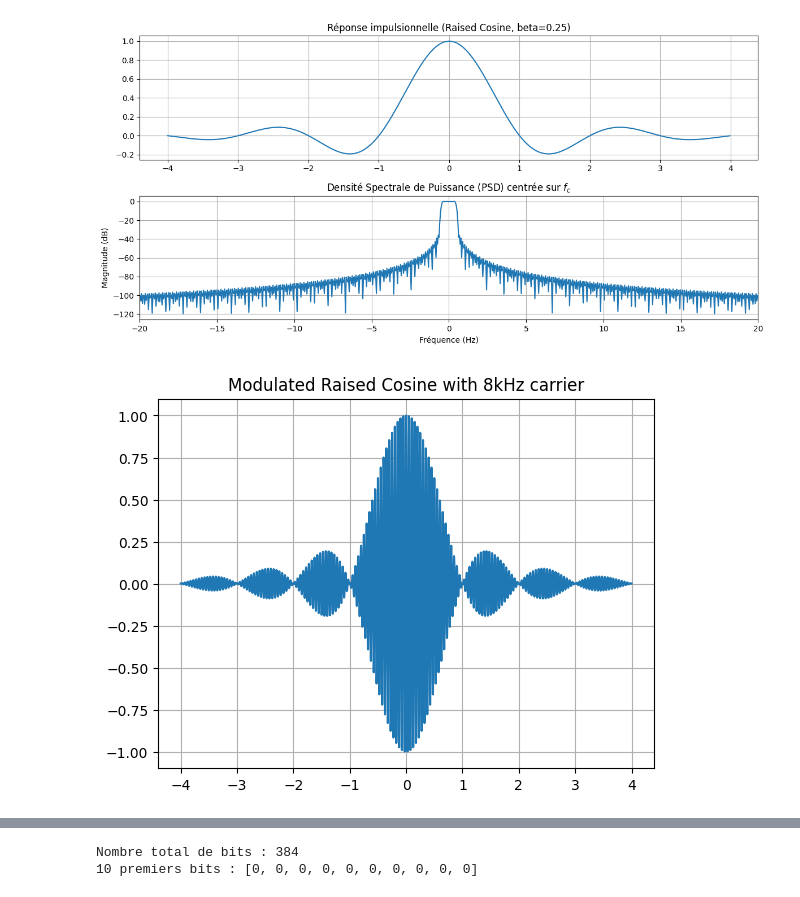
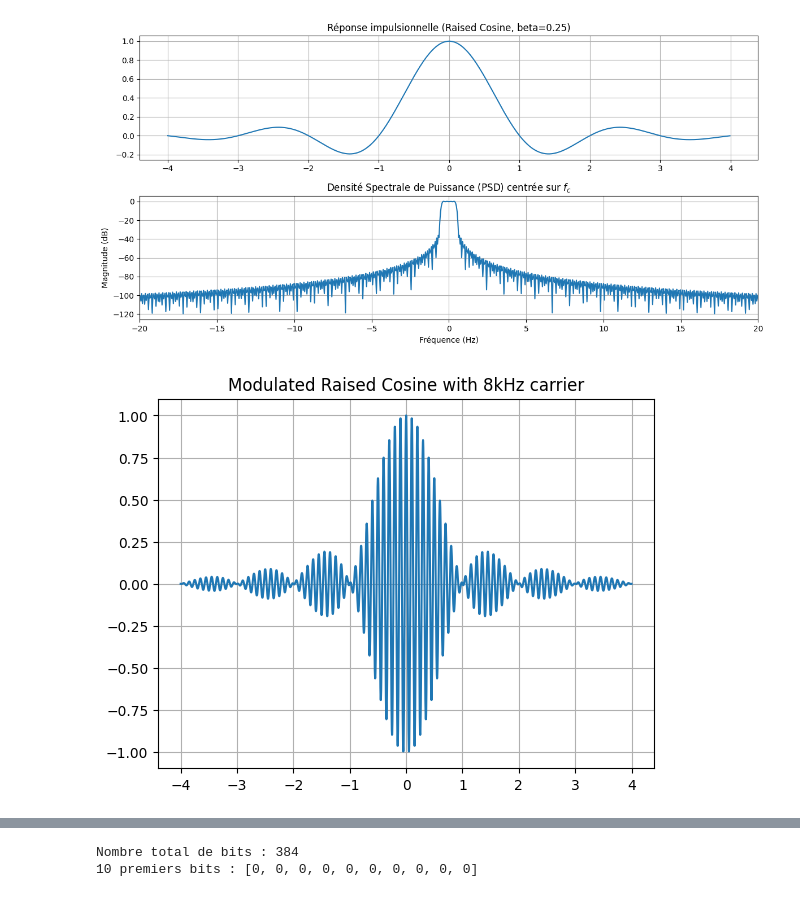
Before and after one commit to zomboky/space-telecommunications, a Jupyter notebook: versiont1.ipynb, the cells around one changed output, grey strips where cells are left out. Drawn from its saved outputs; the diff is of its cells as text; code cells hidden in the pictures.

```diff
--- a/versiont1.ipynb
+++ b/versiont1.ipynb
@@ -134,17 +134,17 @@ plt.show()
 # %%
 import scipy.signal as signal
 # For modulated signal, use higher sampling rate to properly represent 8kHz carrier
 dt_mod = T / 1000  # finer sampling for modulation
 t_mod, h_mod = raised_cosine(T, beta, span, dt_mod)
-fc = 20  # carrier frequency in Hz
+fc = 10 / T  # carrier frequency in Hz
 carrier = np.cos(2 * np.pi * fc * t_mod)
 modulated = h_mod * carrier
 plt.plot(t_mod, modulated)
 plt.title("Modulated Raised Cosine with 8kHz carrier")
 plt.grid()
 plt.show()
 # %% [output]
-[figure, old version]
+[figure, new version]
 # %%
 # --- Paramètres mis à jour ---
 T = 1.0             # Période symbole
```
Also changed, not shown: parts of 17 cells of this notebook.
